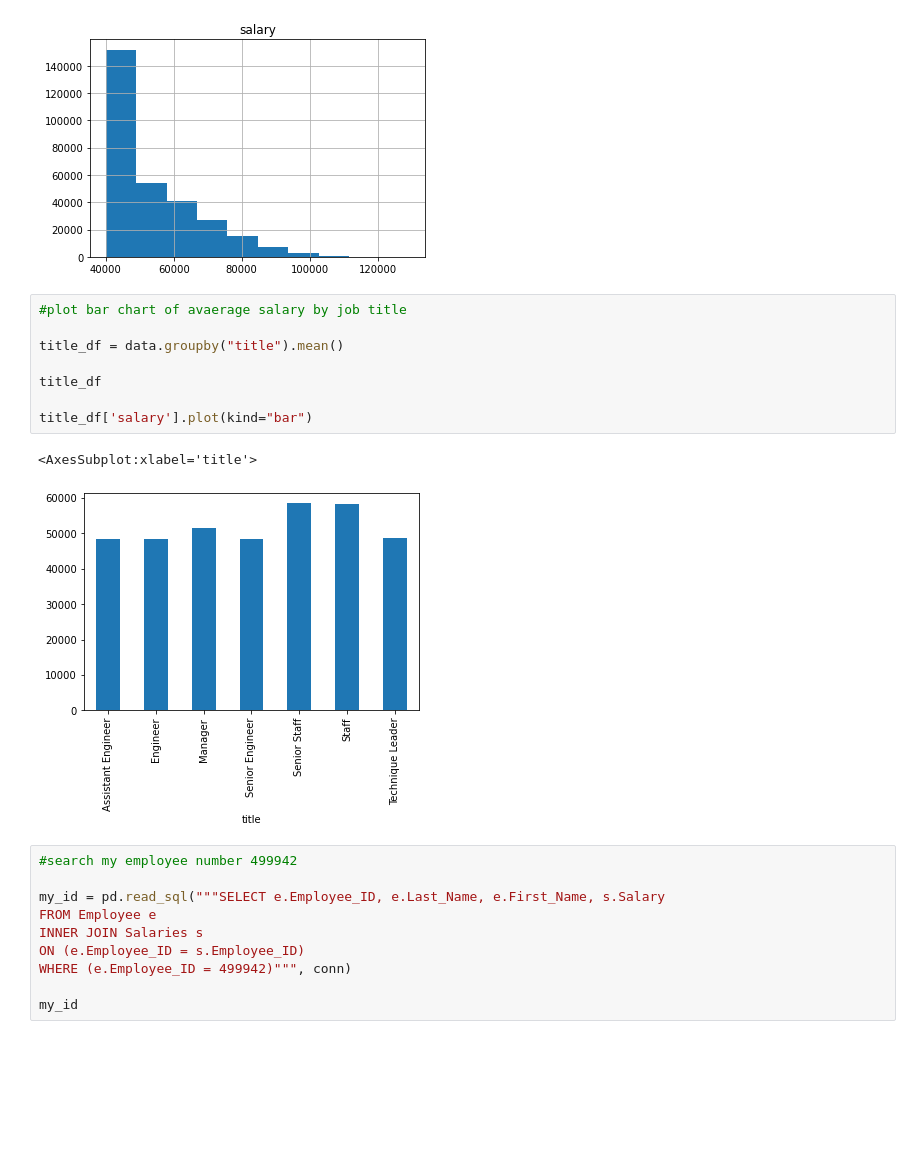
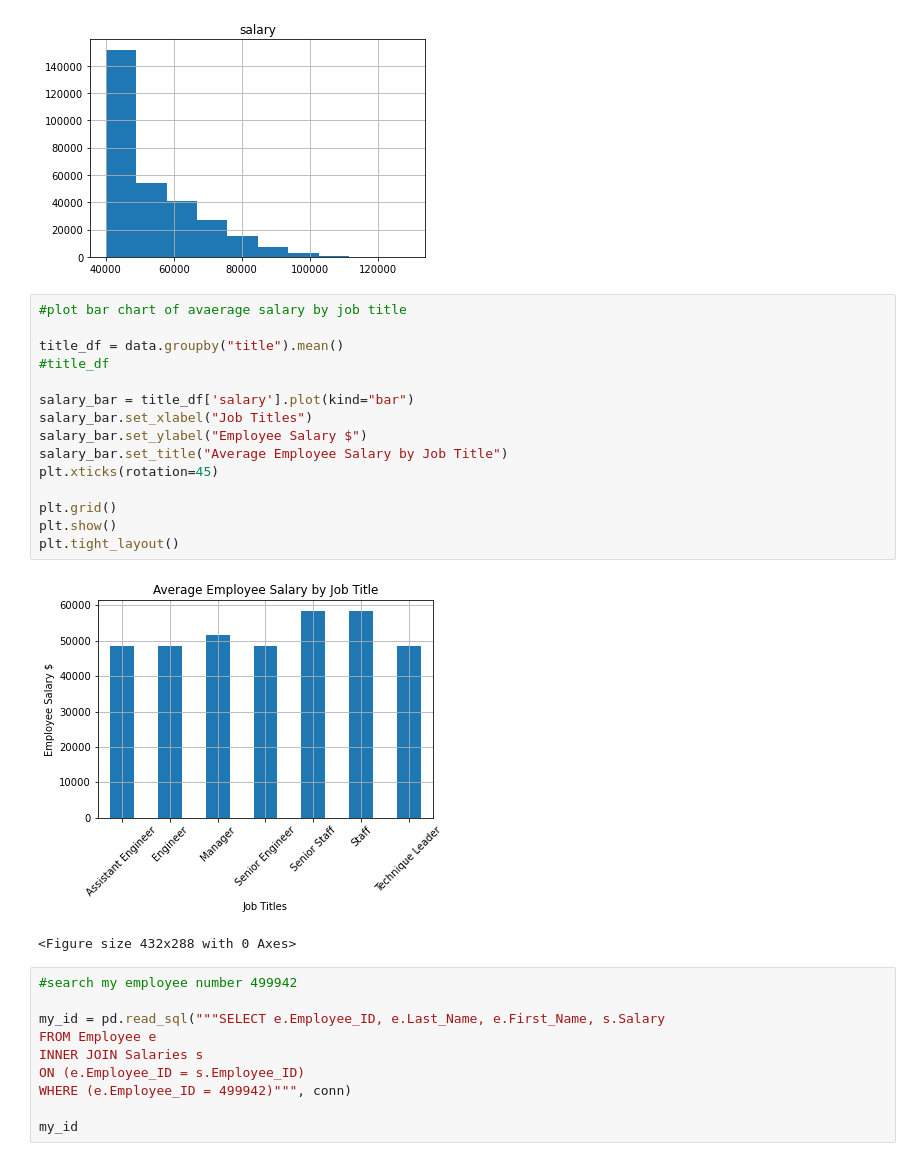
Before and after one commit to Ssimoes48/EmployeeDB-SQL, a Jupyter notebook: employee_db.ipynb, the cells around one changed output. Saved outputs shown, nothing was run; the diff lists cells and outputs as text; blank space fills up the shorter version.

```diff
--- a/employee_db.ipynb
+++ b/employee_db.ipynb
@@ -37,14 +37,21 @@ array([[<AxesSubplot:title={'center':'salary'}>]], dtype=object)
 # %%
 #plot bar chart of avaerage salary by job title
 
 title_df = data.groupby("title").mean()
+#title_df
 
-title_df
+salary_bar = title_df['salary'].plot(kind="bar")
+salary_bar.set_xlabel("Job Titles")
+salary_bar.set_ylabel("Employee Salary $")
+salary_bar.set_title("Average Employee Salary by Job Title")
+plt.xticks(rotation=45)
 
-title_df['salary'].plot(kind="bar")
+plt.grid()
+plt.show()
+plt.tight_layout()
 # %% [output]
+[figure, new version]
-<AxesSubplot:xlabel='title'>
+<Figure size 432x288 with 0 Axes>
-[figure, old version]
 # %%
 #search my employee number 499942
 
```
Also changed, not shown: 9 other files.
